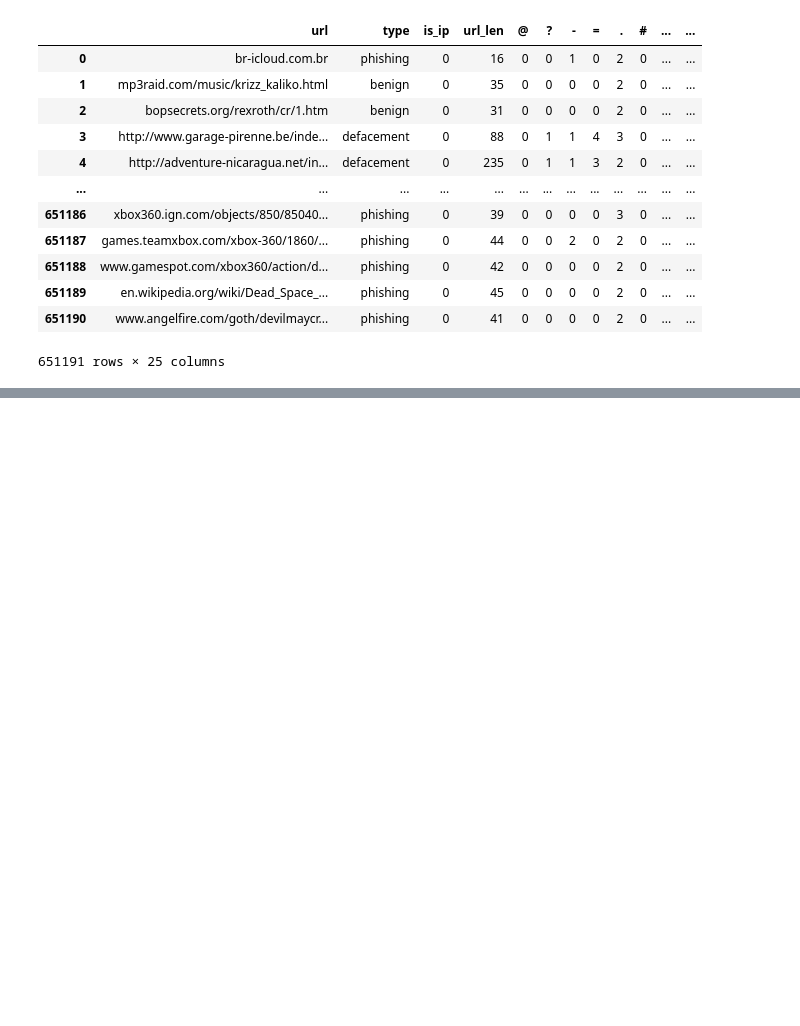
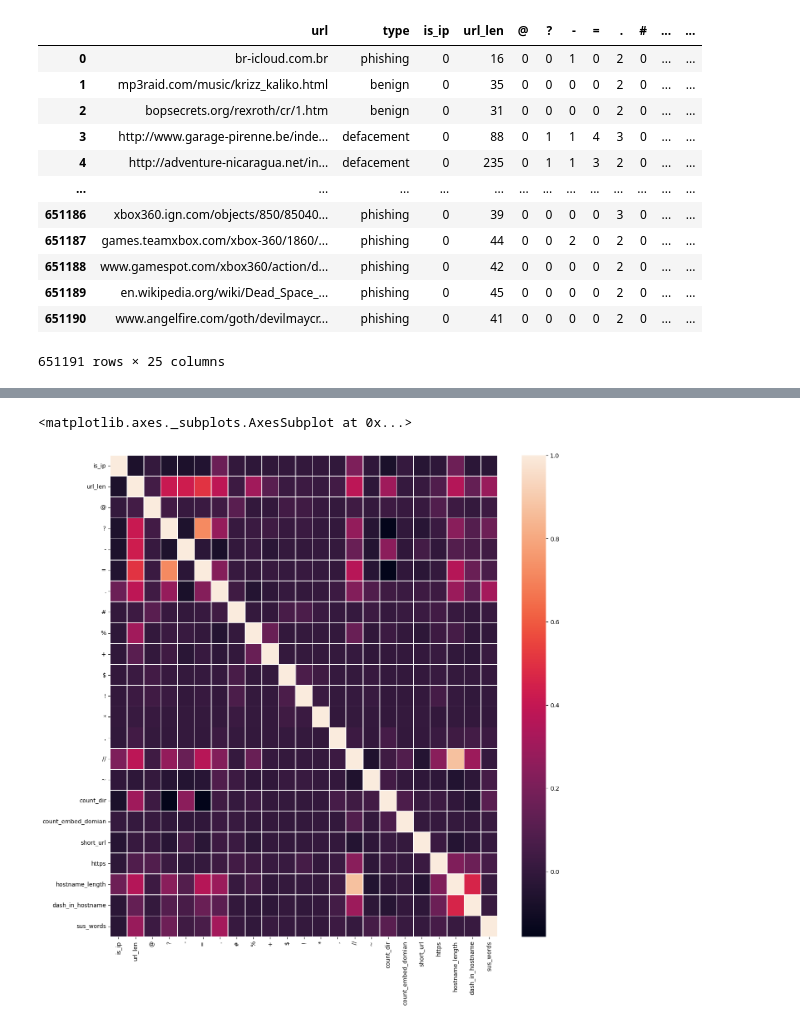
Before and after one commit to takshkothari/malcious_urls, a Jupyter notebook: malicious_urls.ipynb, the cells around one changed output, grey strips where cells are left out. Saved outputs shown, nothing was run; the diff lists cells and outputs as text; code cells hidden in the pictures; blank space fills up the shorter version.

```diff
--- a/malicious_urls.ipynb
+++ b/malicious_urls.ipynb
@@ -309,7 +309,7 @@ df.dash_in_hostname.value_counts()
 Name: dash_in_hostname, dtype: int64
 # %%
 def suspicious_words(url):
-    match = re.search('PayPal|login|signin|bank|account|update|free|lucky|service|bonus|ebayisapi|webscr',
+    match = re.search('PayPal|login|signin|bank|account|update|free|lucky|service|bonus|ebayisapi|webscr|bonus|money|prize|draw|share|reward|spin',
                       url)
     if match:
         return 1
@@ -339,0 +353,6 @@ Name: sus_words, dtype: int64
+# %%
+plt.figure(figsize=(15, 15))
+sns.heatmap(df.corr(), linewidths=.5)
+# %% [output]
+<matplotlib.axes._subplots.AxesSubplot at 0x...>
+[figure, added]
```
Also changed, not shown: parts of 10 cells of this notebook.
